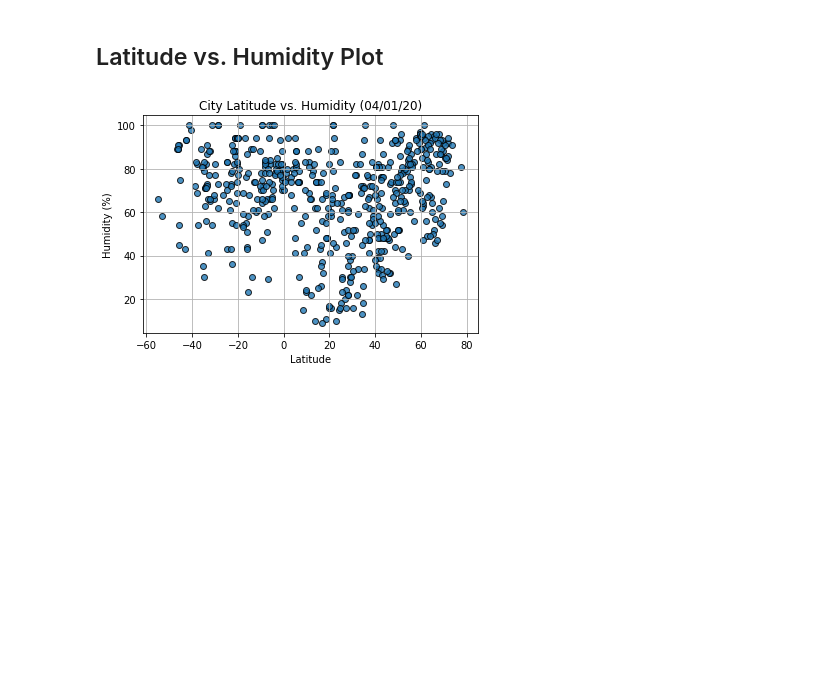
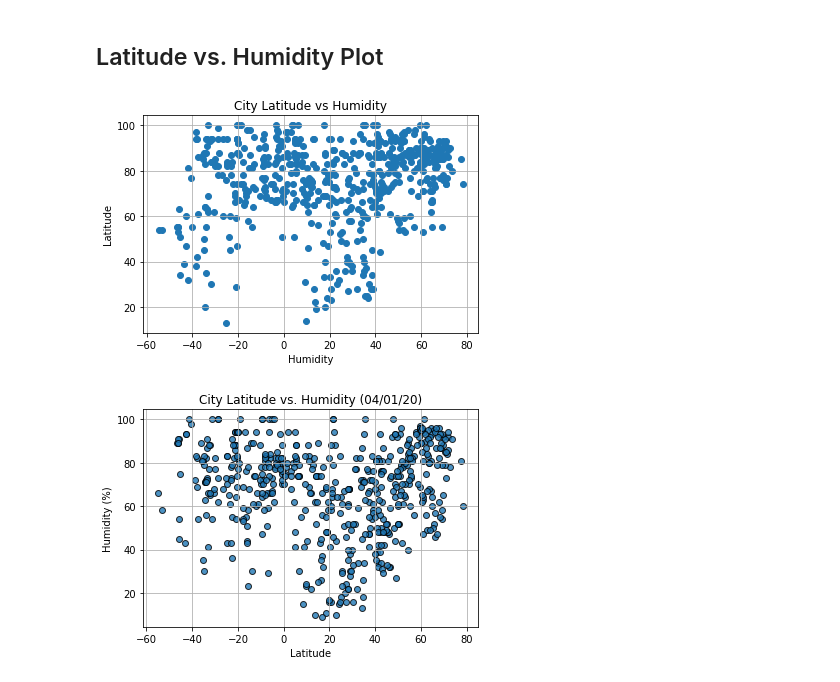
Before and after one commit to madelinesachtler/python-api-challenge, a Jupyter notebook: WeatherPy.ipynb, the cells around one changed output. Drawn from its saved outputs; the diff is of its cells as text; code cells hidden in the pictures; blank space fills up the shorter version.

```diff
--- a/WeatherPy.ipynb
+++ b/WeatherPy.ipynb
@@ -220,6 +181,22 @@ Int64Index([], dtype='int64')
 [figure]
 # %% [markdown]
 ## Latitude vs. Humidity Plot
+# %%
+plt.scatter(weather_cities["Latitude"], weather_cities["Humidity"], marker="o")
+
+# Incorporate the other graph properties
+plt.title("City Latitude vs Humidity")
+plt.ylabel("Latitude")
+plt.xlabel("Humidity")
+plt.grid(True)
+
+# Save the figure
+plt.savefig("LatitudeVHumidity.png")
+
+# Show plot
+plt.show()
+# %% [output]
+[figure, added]
 # %%
 # %% [output]
 [figure]
```
Also changed, not shown: parts of 11 cells of this notebook, 7 other files.
